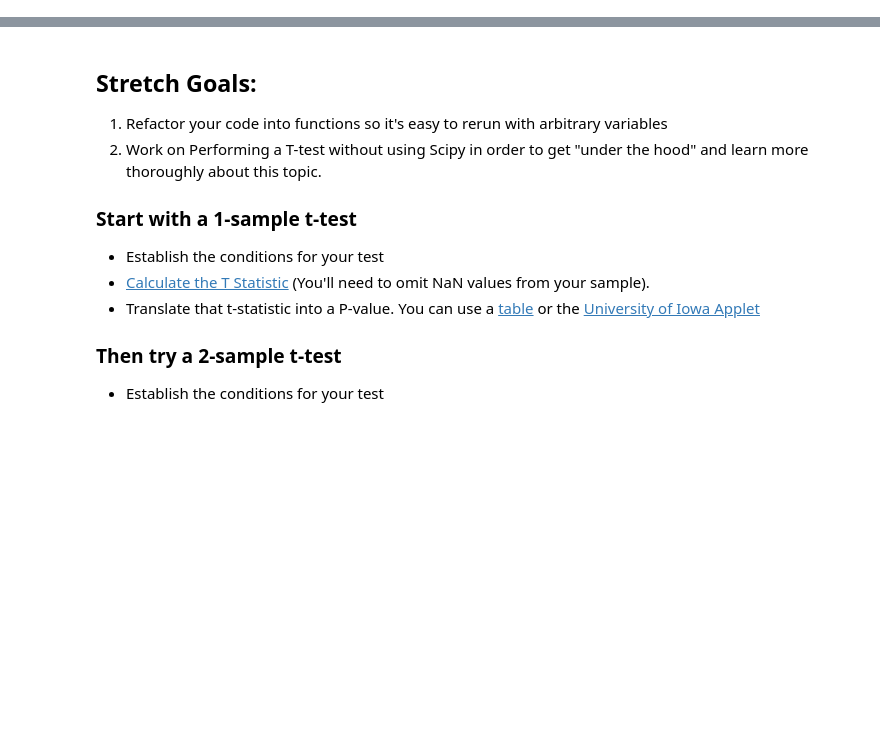
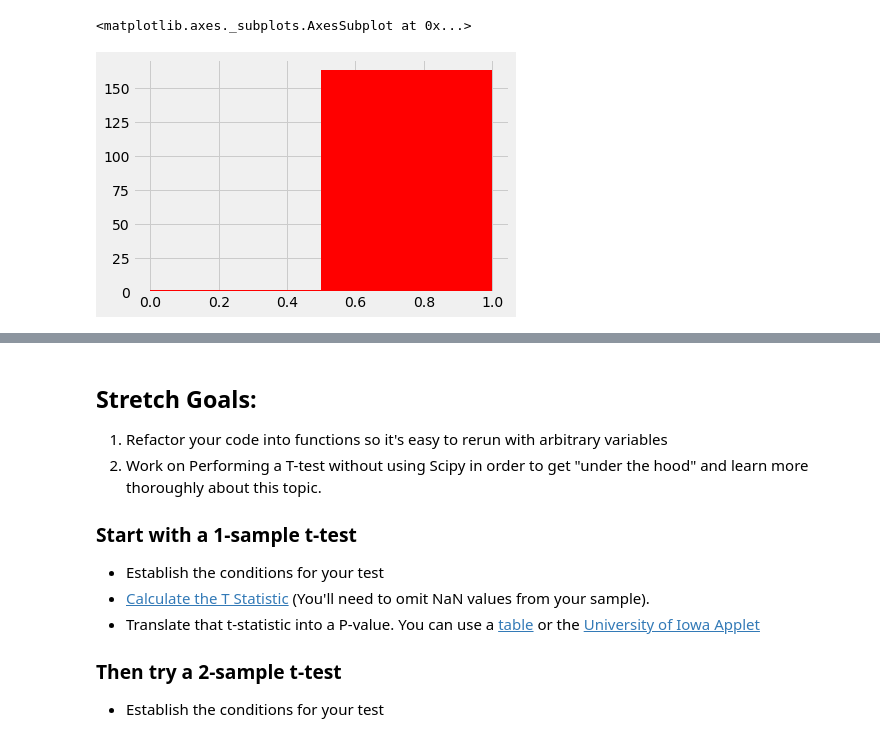
Before and after one commit to akhildraju/DS-Unit-1-Sprint-2-Statistics, a Jupyter notebook: module1/LS_DS_121_Statistics_Probability_Assignment.ipynb, the cells around one changed output, grey strips where cells are left out. Cells and saved outputs as stored; diff of their text form; code cells hidden in the pictures; blank space fills up the shorter version.

```diff
--- a/module1/LS_DS_121_Statistics_Probability_Assignment.ipynb
+++ b/module1/LS_DS_121_Statistics_Probability_Assignment.ipynb
@@ -23,0 +158,5 @@ Note that this data will involve *2 sample* t-tests, because you're comparing av
+# %%
+rep['physician-fee-freeze'].hist(bins=2, color='r')
+# %% [output]
+<matplotlib.axes._subplots.AxesSubplot at 0x...>
+[figure, added]
```
Also changed, not shown: parts of 10 cells of this notebook.
